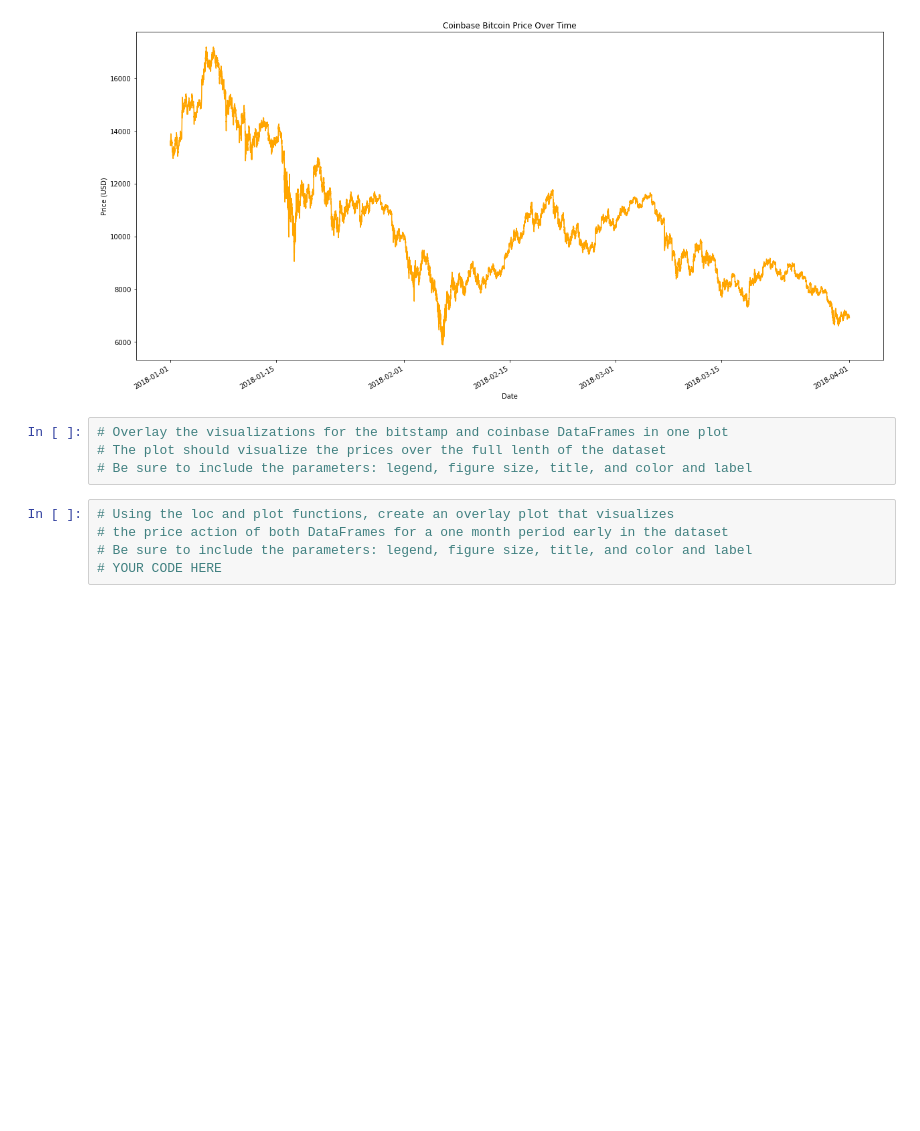
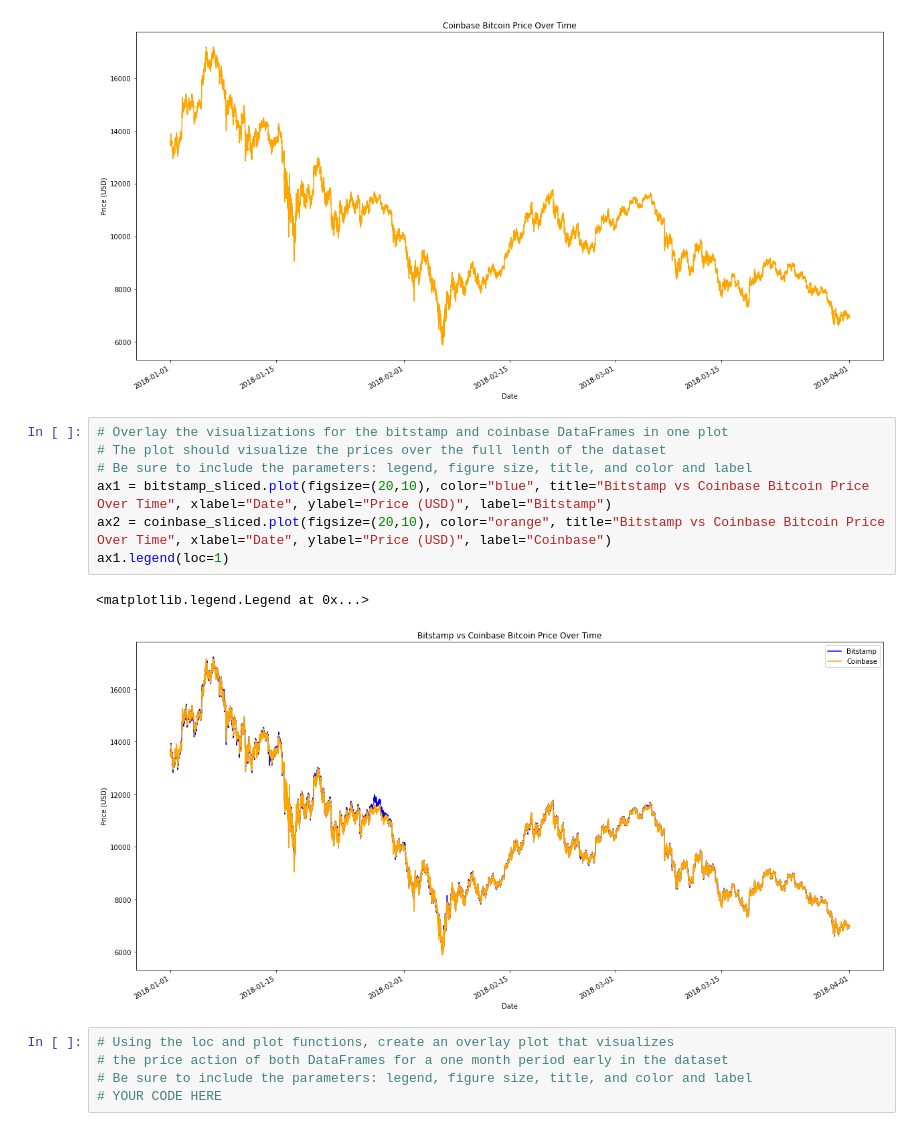
Before and after one commit to kheller18/crypto-arbitrage-opportunities, a Jupyter notebook: crypto_arbitrage.ipynb, the cells around one changed output. Saved outputs shown, nothing was run; the diff lists cells and outputs as text; blank space fills up the shorter version.

Commit message:
plots overlaid with legend

```diff
--- a/crypto_arbitrage.ipynb
+++ b/crypto_arbitrage.ipynb
@@ -284,7 +284,13 @@ coinbase_close = coinbase_sliced.plot(title="Coinbase Bitcoin Price Over Time",
 # %%
 # Overlay the visualizations for the bitstamp and coinbase DataFrames in one plot
 # The plot should visualize the prices over the full lenth of the dataset
 # Be sure to include the parameters: legend, figure size, title, and color and label
+ax1 = bitstamp_sliced.plot(figsize=(20,10), color="blue", title="Bitstamp vs Coinbase Bitcoin Price Over Time", xlabel="Date", ylabel="Price (USD)", label="Bitstamp")
+ax2 = coinbase_sliced.plot(figsize=(20,10), color="orange", title="Bitstamp vs Coinbase Bitcoin Price Over Time", xlabel="Date", ylabel="Price (USD)", label="Coinbase")
+ax1.legend(loc=1)
+# %% [output]
+<matplotlib.legend.Legend at 0x...>
+[figure, added]
 # %%
 # Using the loc and plot functions, create an overlay plot that visualizes
 # the price action of both DataFrames for a one month period early in the dataset
```
